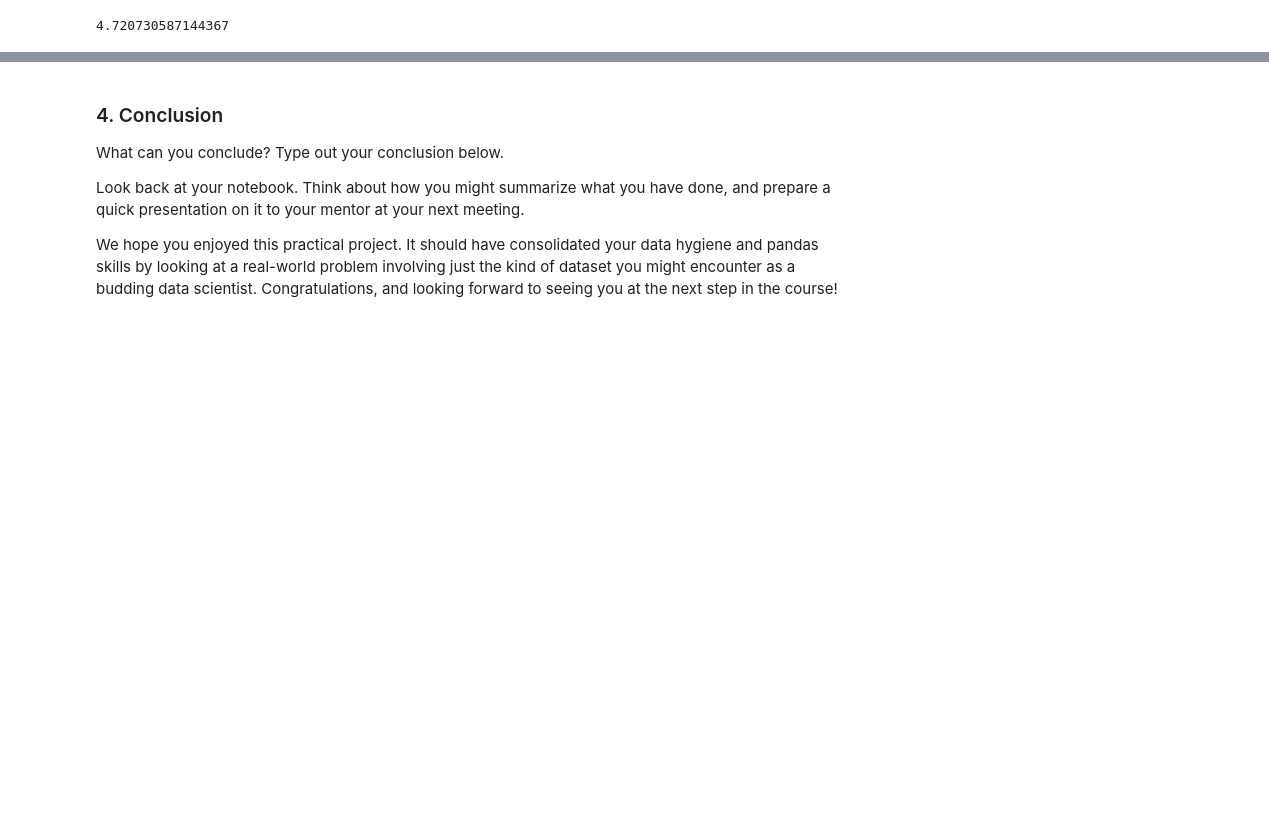
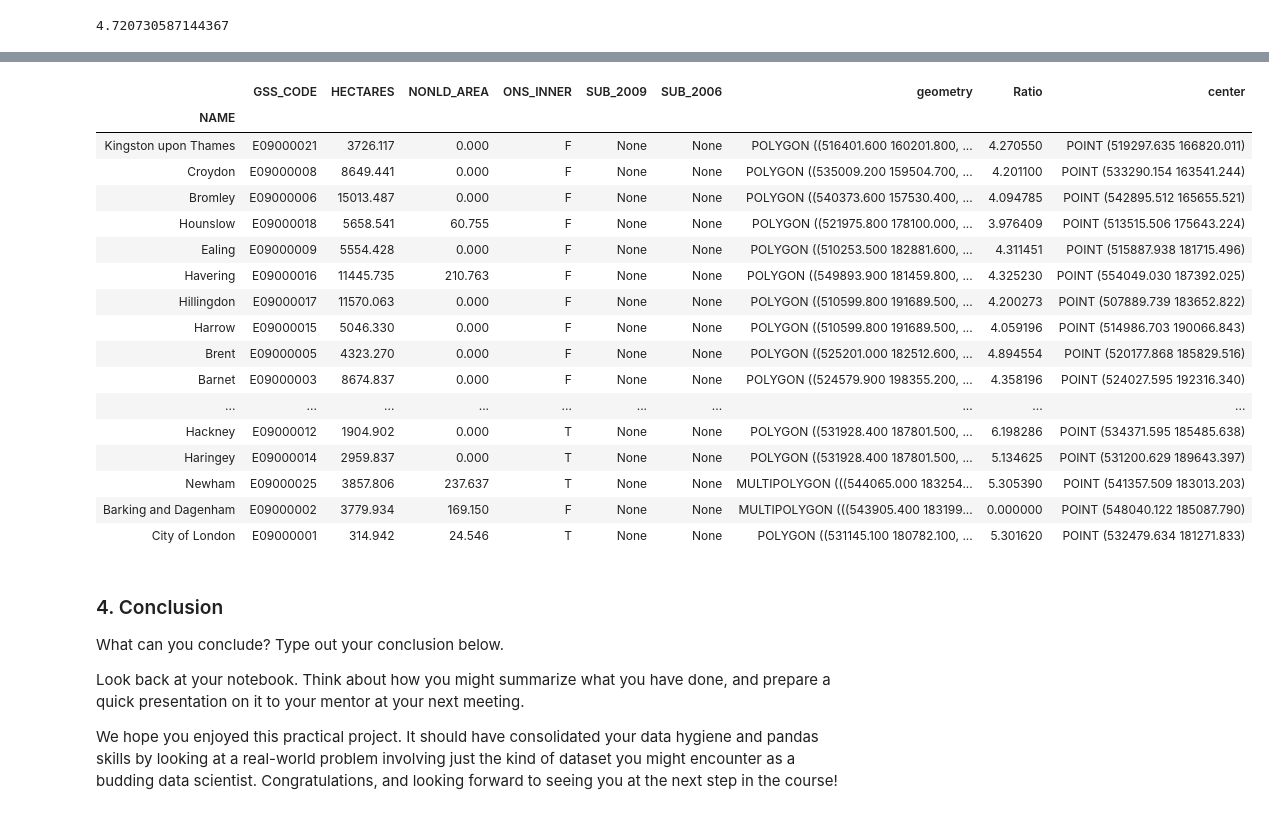
Before and after one commit to suryaiyer/London-Housing-Case-Study, a Jupyter notebook: Unit 4 Challenge - Tier 3.ipynb, the cells around one changed output, grey strips where cells are left out. Saved outputs shown, nothing was run; the diff lists cells and outputs as text; code cells hidden in the pictures; blank space fills up the shorter version.

```diff
--- a/Unit 4 Challenge - Tier 3.ipynb
+++ b/Unit 4 Challenge - Tier 3.ipynb
@@ -385,3 +399,24 @@ fig.savefig('map_export.png', dpi=300)
+# %%
+map_points
+# %% [output]
+|  | GSS_CODE | HECTARES | NONLD_AREA | ONS_INNER | SUB_2009 | SUB_2006 | geometry | Ratio | center |
+| NAME |  |  |  |  |  |  |  |  |  |
+| Kingston upon Thames | E09000021 | 3726.117 | 0.000 | F | None | None | POLYGON ((516401.600 160201.800, ... | 4.270550 | POINT (519297.635 166820.011) |
+| Croydon | E09000008 | 8649.441 | 0.000 | F | None | None | POLYGON ((535009.200 159504.700, ... | 4.201100 | POINT (533290.154 163541.244) |
+| Bromley | E09000006 | 15013.487 | 0.000 | F | None | None | POLYGON ((540373.600 157530.400, ... | 4.094785 | POINT (542895.512 165655.521) |
+| Hounslow | E09000018 | 5658.541 | 60.755 | F | None | None | POLYGON ((521975.800 178100.000, ... | 3.976409 | POINT (513515.506 175643.224) |
+| Ealing | E09000009 | 5554.428 | 0.000 | F | None | None | POLYGON ((510253.500 182881.600, ... | 4.311451 | POINT (515887.938 181715.496) |
+| Havering | E09000016 | 11445.735 | 210.763 | F | None | None | POLYGON ((549893.900 181459.800, ... | 4.325230 | POINT (554049.030 187392.025) |
+| Hillingdon | E09000017 | 11570.063 | 0.000 | F | None | None | POLYGON ((510599.800 191689.500, ... | 4.200273 | POINT (507889.739 183652.822) |
+| Harrow | E09000015 | 5046.330 | 0.000 | F | None | None | POLYGON ((510599.800 191689.500, ... | 4.059196 | POINT (514986.703 190066.843) |
+| Brent | E09000005 | 4323.270 | 0.000 | F | None | None | POLYGON ((525201.000 182512.600, ... | 4.894554 | POINT (520177.868 185829.516) |
+| Barnet | E09000003 | 8674.837 | 0.000 | F | None | None | POLYGON ((524579.900 198355.200, ... | 4.358196 | POINT (524027.595 192316.340) |
+| ... | ... | ... | ... | ... | ... | ... | ... | ... | ... |
+| Hackney | E09000012 | 1904.902 | 0.000 | T | None | None | POLYGON ((531928.400 187801.500, ... | 6.198286 | POINT (534371.595 185485.638) |
+| Haringey | E09000014 | 2959.837 | 0.000 | T | None | None | POLYGON ((531928.400 187801.500, ... | 5.134625 | POINT (531200.629 189643.397) |
+| Newham | E09000025 | 3857.806 | 237.637 | T | None | None | MULTIPOLYGON (((544065.000 183254... | 5.305390 | POINT (541357.509 183013.203) |
+| Barking and Dagenham | E09000002 | 3779.934 | 169.150 | F | None | None | MULTIPOLYGON (((543905.400 183199... | 0.000000 | POINT (548040.122 185087.790) |
+| City of London | E09000001 | 314.942 | 24.546 | T | None | None | POLYGON ((531145.100 180782.100, ... | 5.301620 | POINT (532479.634 181271.833) |
 # %% [markdown]
 ### 4. Conclusion
 What can you conclude? Type out your conclusion below.
```
Also changed, not shown: parts of 3 cells of this notebook.
